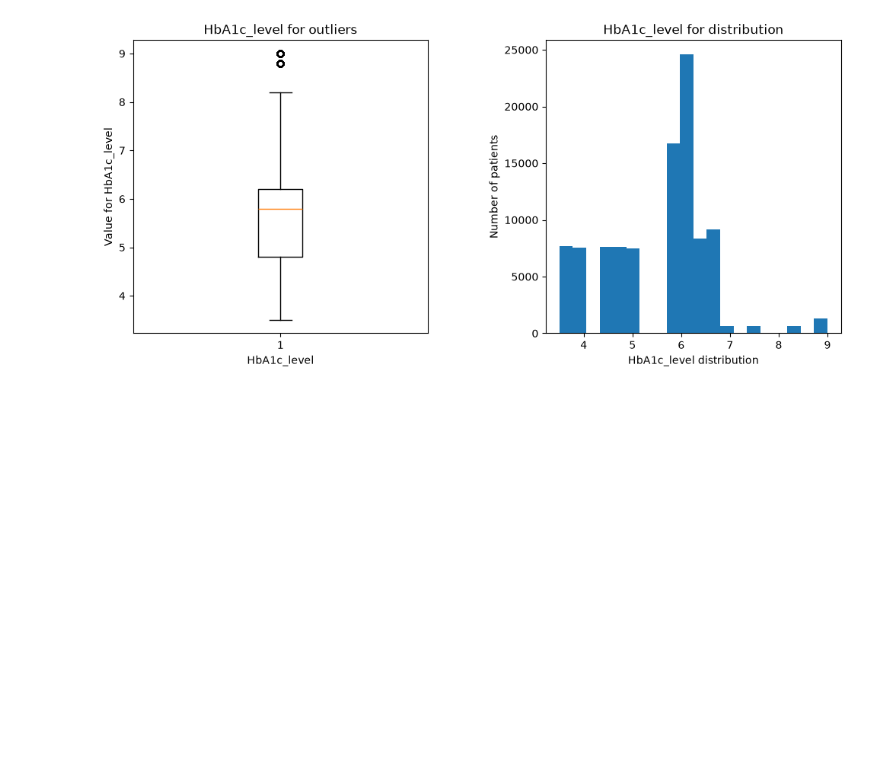
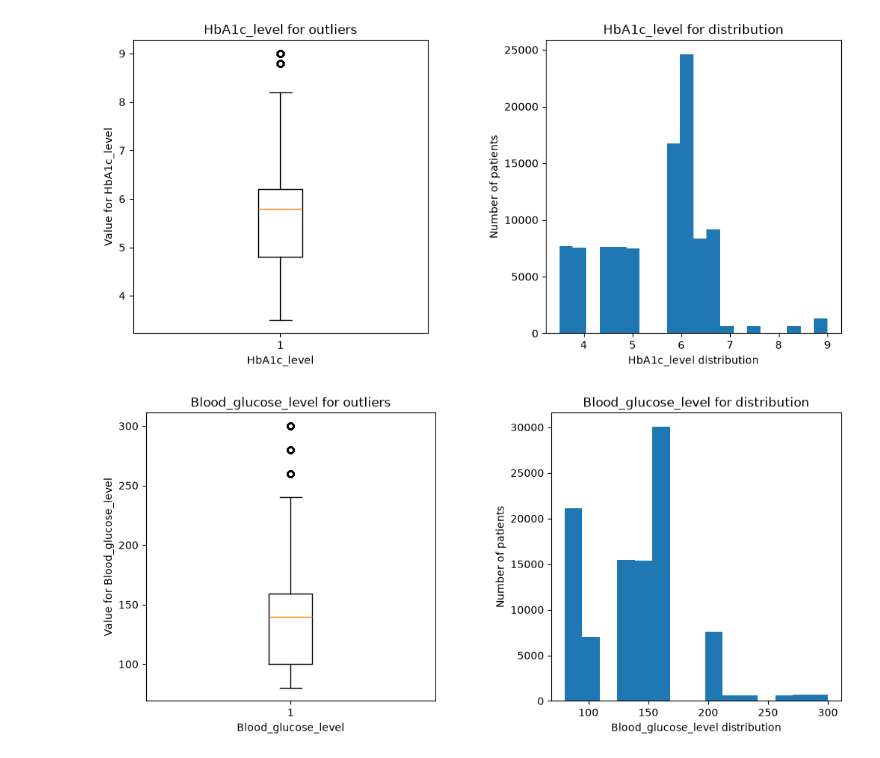
Before and after one commit to DomonkosKenesi/Diabetes_Prediction, a Jupyter notebook: main.ipynb, the cells around one changed output. Saved outputs shown, nothing was run; the diff lists cells and outputs as text; code cells hidden in the pictures; blank space fills up the shorter version.

```diff
--- a/main.ipynb
+++ b/main.ipynb
@@ -135,3 +135,19 @@ ax2.set_ylabel("Number of patients")
 plt.subplots_adjust(wspace=0.4)
 # %% [output]
 [figure]
+# %%
+fig, (ax1, ax2) = plt.subplots(1, 2, figsize=(12, 5))
+
+ax1.boxplot(df["blood_glucose_level"])
+ax1.set_title("Blood_glucose_level for outliers")
+ax1.set_xlabel("Blood_glucose_level")
+ax1.set_ylabel("Value for Blood_glucose_level")
+
+ax2.hist(df["blood_glucose_level"], bins = 15)
+ax2.set_title("Blood_glucose_level for distribution")
+ax2.set_xlabel("Blood_glucose_level distribution")
+ax2.set_ylabel("Number of patients")
+
+plt.subplots_adjust(wspace=0.4)
+# %% [output]
+[figure, added]
```
Also changed, not shown: parts of 2 cells of this notebook.
